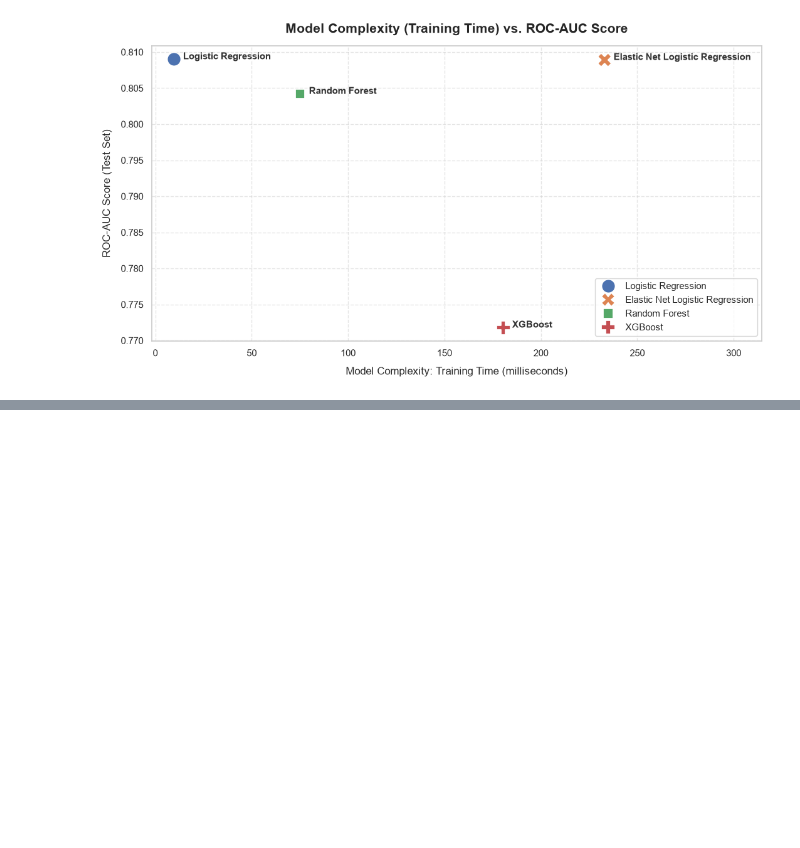
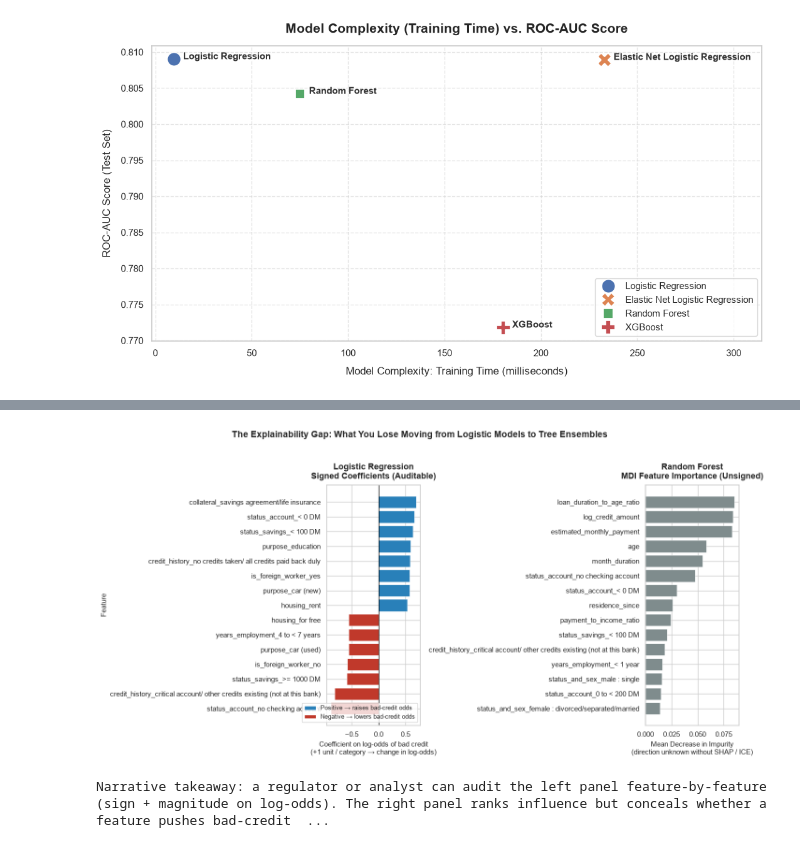
Before and after one commit to regional-specter/research-work, a Jupyter notebook: Cost of Complexity/Credit-Risk-Dataset.ipynb, the cells around one changed output, grey strips where cells are left out. Drawn from its saved outputs; the diff is of its cells as text; code cells hidden in the pictures; blank space fills up the shorter version.

```diff
--- a/Cost of Complexity/Credit-Risk-Dataset.ipynb
+++ b/Cost of Complexity/Credit-Risk-Dataset.ipynb
@@ -424,0 +479,61 @@ plt.show()
+# %%
+# Explainability Gap: signed logistic coefficients vs unsigned tree importance (MDI)
+from matplotlib.patches import Patch
+
+TOP_N = 15
+
+logit = models["Logistic Regression"]
+rf = models["Random Forest"]
+
+# Recover transformed feature names (scaler + one-hot)
+feature_names = [
+    name.replace("num__", "").replace("cat__", "")
+    for name in preprocessor.get_feature_names_out()
+]
+
+# Signed effect on log-odds of bad credit (target = 1)
+coef = pd.Series(logit.coef_.ravel(), index=feature_names)
+top_coef_idx = coef.abs().nlargest(TOP_N).index
+top_coef = coef.loc[top_coef_idx].sort_values()
+
+# MDI importance: magnitude only — no sign / direction of effect
+mdi = pd.Series(rf.feature_importances_, index=feature_names)
+top_mdi = mdi.nlargest(TOP_N).sort_values()
+
+fig, axes = plt.subplots(1, 2, figsize=(14, 7), sharey=False)
+
+# --- Left: Logistic Regression (auditable signed coefficients) ---
+coef_colors = ["#c0392b" if v < 0 else "#2980b9" for v in top_coef.values]
+axes[0].barh(top_coef.index.astype(str), top_coef.values, color=coef_colors, edgecolor="white", linewidth=0.4)
+axes[0].axvline(0, color="black", linewidth=0.9)
+axes[0].set_title("Logistic Regression\nSigned Coefficients (Auditable)", fontsize=13, weight="bold", pad=10)
+axes[0].set_xlabel("Coefficient on log-odds of bad credit\n(+1 unit / category → change in log-odds)", fontsize=11)
+axes[0].set_ylabel("Feature", fontsize=11)
+axes[0].legend(
+    handles=[
+        Patch(facecolor="#2980b9", label="Positive → raises bad-credit odds"),
+        Patch(facecolor="#c0392b", label="Negative → lowers bad-credit odds"),
+    ],
+    loc="lower right", fontsize=9, frameon=True,
+)
+
+# --- Right: Random Forest (unsigned MDI — direction unknown) ---
+axes[1].barh(top_mdi.index.astype(str), top_mdi.values, color="#7f8c8d", edgecolor="white", linewidth=0.4)
+axes[1].set_title("Random Forest\nMDI Feature Importance (Unsigned)", fontsize=13, weight="bold", pad=10)
+axes[1].set_xlabel("Mean Decrease in Impurity\n(direction unknown without SHAP / ICE)", fontsize=11)
+
+fig.suptitle(
+    "The Explainability Gap: What You Lose Moving from Logistic Models to Tree Ensembles",
+    fontsize=14, weight="bold", y=1.02,
+)
+plt.tight_layout()
+plt.show()
+
+print(
+    "Narrative takeaway: a regulator or analyst can audit the left panel feature-by-feature "
+    "(sign + magnitude on log-odds). The right panel ranks influence but conceals whether a feature "
+    "pushes bad-credit risk up or down — recovering that requires post-hoc explainability tools."
+)
+# %% [output]
+[figure, added]
+Narrative takeaway: a regulator or analyst can audit the left panel feature-by-feature (sign + magnitude on log-odds). The right panel ranks influence but conceals whether a feature pushes bad-credit  ...
```
Also changed, not shown: parts of 4 cells of this notebook.
